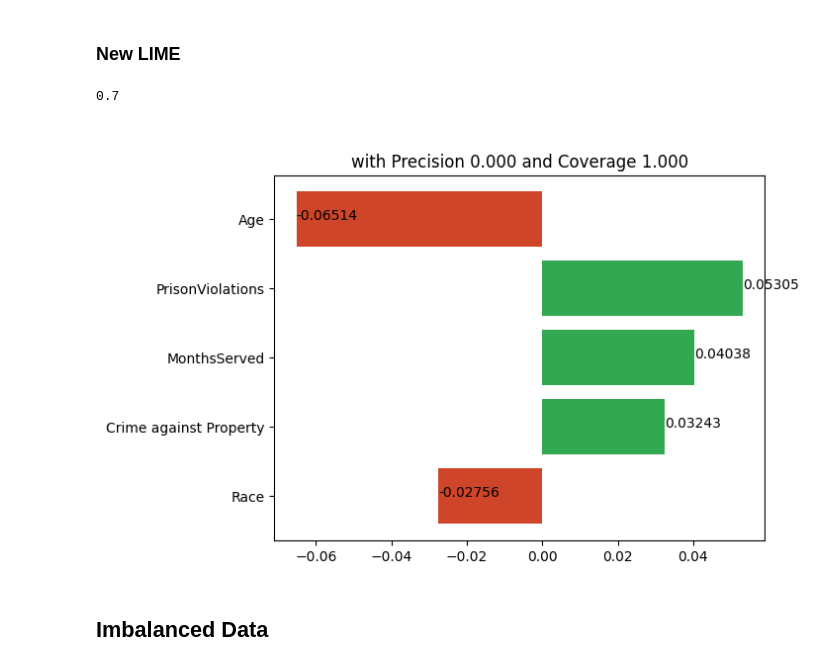
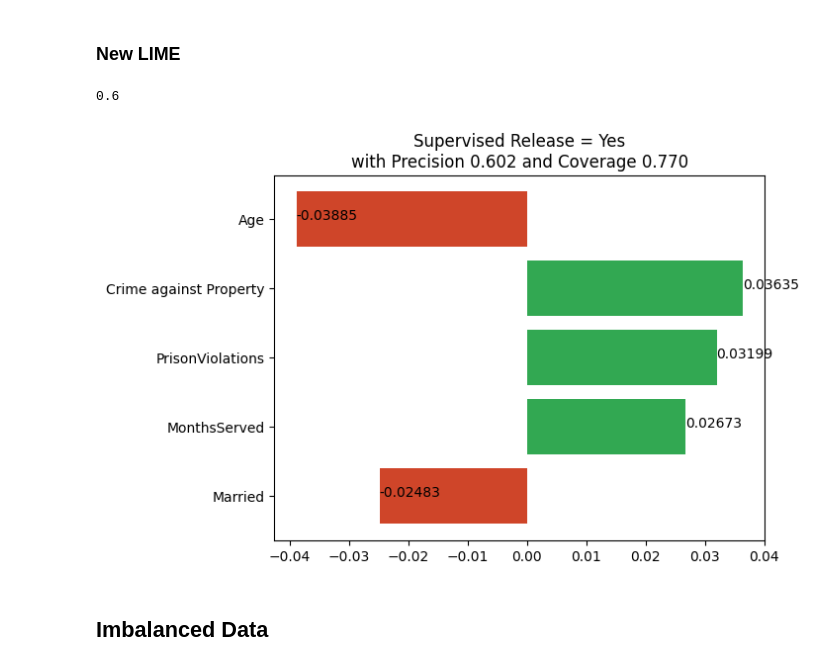
Before and after one commit to g-ohara/rlime, a Jupyter notebook: newlime.ipynb, the cells around one changed output. Saved outputs shown, nothing was run; the diff lists cells and outputs as text; code cells hidden in the pictures.

```diff
--- a/newlime.ipynb
+++ b/newlime.ipynb
@@ -159,36 +159,36 @@ write_file = False
 # i = random.randint(10, dataset.test.shape[0])
 # i = 0
 # trg, trg_label = newlime_utils.sample(i, dataset, dataset_name, rf)
 
 newlime_explainer = newlime_tabular.NewLimeTabularExplainer(
     dataset.class_names, dataset.feature_names, dataset.train, dataset.categorical_names
 )
-for t in [0.70]:  # [0.70, 0.80, 0.90, 0.95]:
+for t in [0.60]:  # [0.70, 0.80, 0.90, 0.95]:
     print(t)
     hyper_param = newlime_tabular.HyperParam(
         delta = 0.05,
         epsilon = 0.1,
         epsilon_stop = 0.05,
         beam_size = 10,
         batch_size = 100,
         desired_confidence = t,
         coverage_samples_num = 10000,
         max_rule_length = None,
     )
     result = newlime_explainer.my_explain_instance(
         trg, rf.predict, hyper_param
     )
     if result is not None:
         anchor_exp, surrogate_model = result
         if surrogate_model is not None:
             weights = list(surrogate_model["LogisticRegression"].weights.values())
             newlime_utils.plot_weights(weights, dataset.feature_names, anchor_exp)
             if write_file:
                 img_file = 'img/%s/%05d-%03d.png' % (dataset_name, i, t * 100)
                 plt.savefig(img_file, bbox_inches='tight')
 # %% [output]
-0.7
+0.6
-[figure, old version]
+[figure, new version]
 # %% [markdown]
 ## Imbalanced Data
 # %% [markdown]
```
Also changed, not shown: 2 other files.
